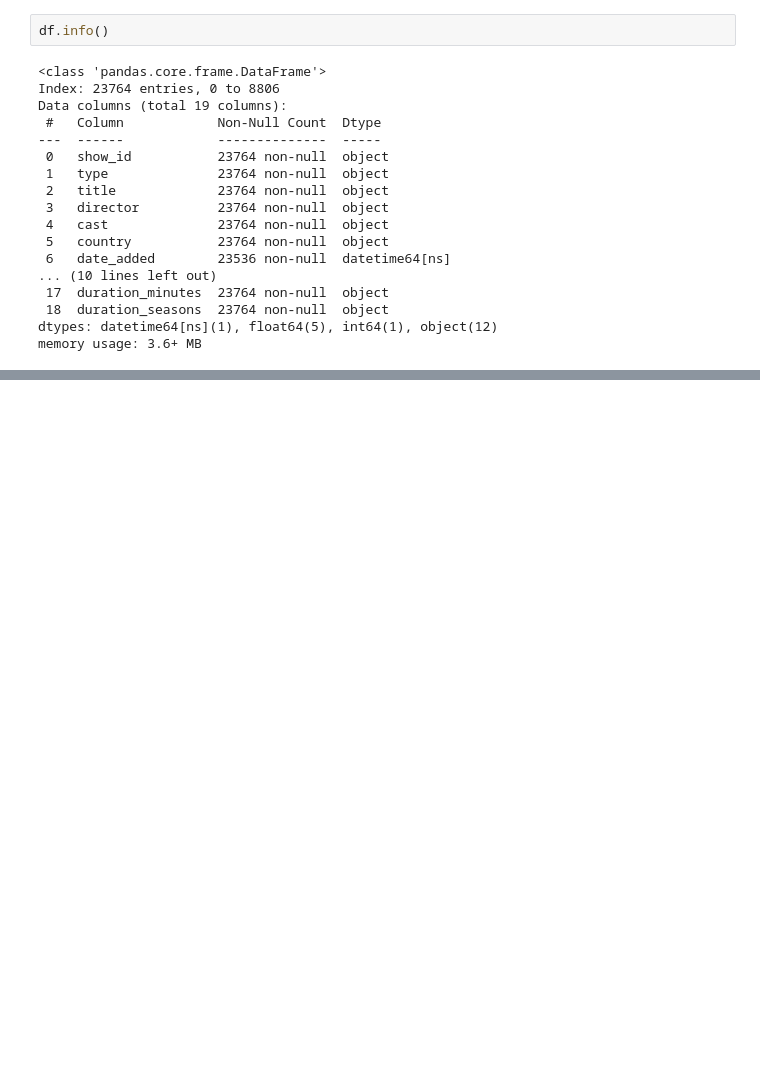
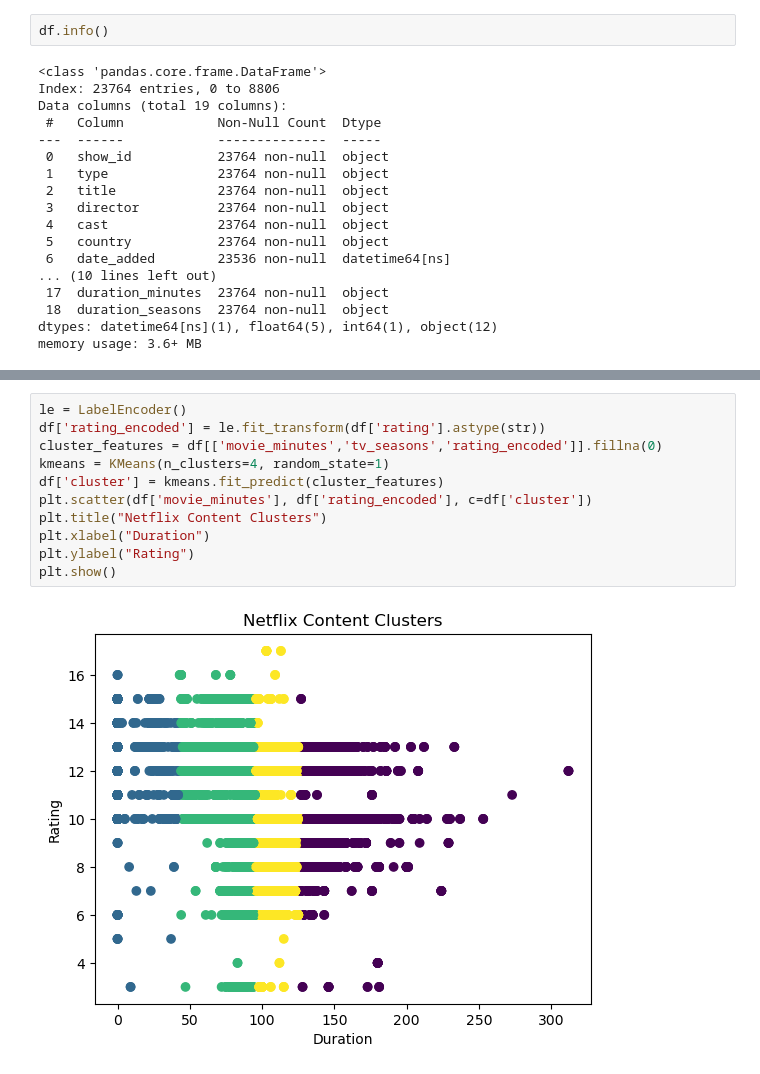
Before and after one commit to springboardmentor345a-create/Netflix-Content-Strat, a Jupyter notebook: Week3.ipynb, the cells around one changed output, grey strips where cells are left out. Cells and saved outputs as stored; diff of their text form; blank space fills up the shorter version.

```diff
--- a/Week3.ipynb
+++ b/Week3.ipynb
@@ -373 +382,14 @@ year_added
+# %%
+le = LabelEncoder()
+df['rating_encoded'] = le.fit_transform(df['rating'].astype(str))
+cluster_features = df[['movie_minutes','tv_seasons','rating_encoded']].fillna(0)
+kmeans = KMeans(n_clusters=4, random_state=1)
+df['cluster'] = kmeans.fit_predict(cluster_features)
+plt.scatter(df['movie_minutes'], df['rating_encoded'], c=df['cluster'])
+plt.title("Netflix Content Clusters")
+plt.xlabel("Duration")
+plt.ylabel("Rating")
+plt.show()
+# %% [output]
+[figure, added]
 # %%
```
Also changed, not shown: parts of 13 cells of this notebook.
